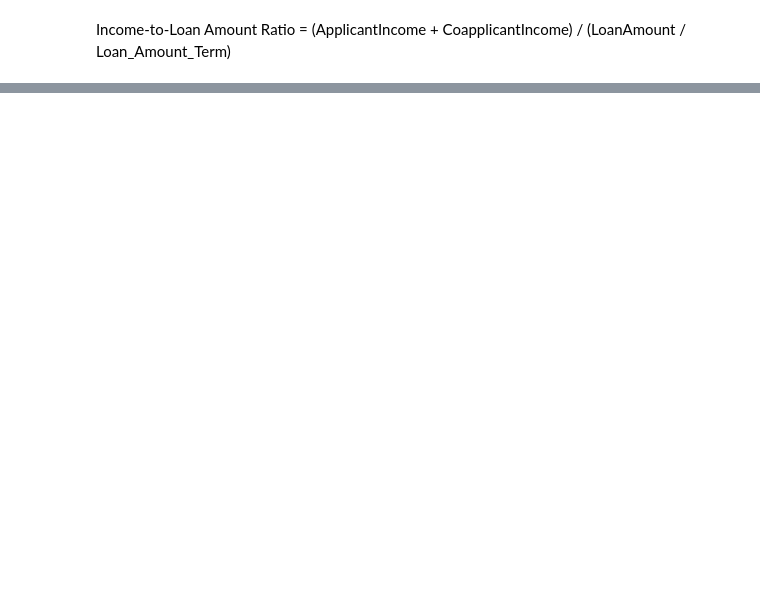
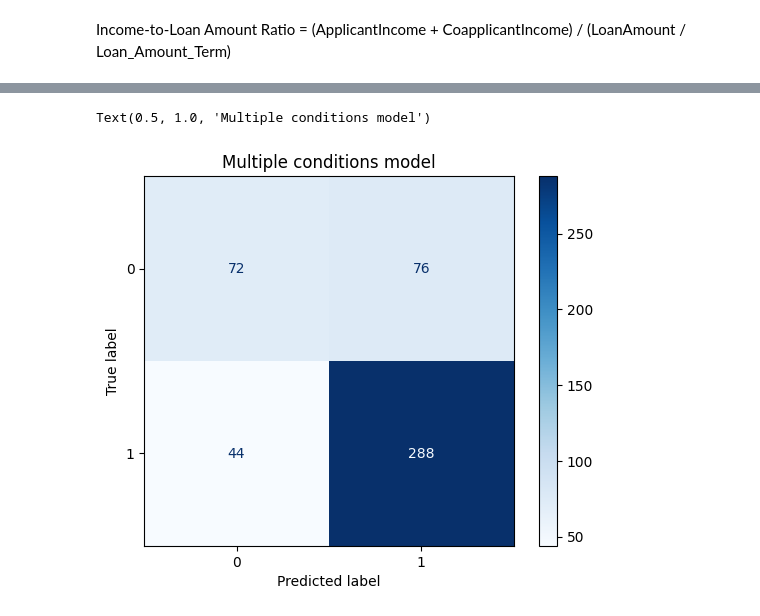
Before and after one commit to BecayeSoft/Loan-Eligibility-Assessment, a Jupyter notebook: notebooks/if_else_model.ipynb, the cells around one changed output, grey strips where cells are left out. Saved outputs shown, nothing was run; the diff lists cells and outputs as text; code cells hidden in the pictures; blank space fills up the shorter version.

```diff
--- a/notebooks/if_else_model.ipynb
+++ b/notebooks/if_else_model.ipynb
@@ -76,0 +168,9 @@ ConfusionMatrixDisplay.from_predictions(
+# %%
+y_true = train_df.Loan_Status.values
+y_pred = train_df.Predicted_Status.values
+
+accuracy = accuracy_score(y_true, y_pred)
+recall = recall_score(y_true, y_pred)
+precision = precision_score(y_true, y_pred)
+
+print(classification_report(y_true, y_pred))
@@ -76,0 +186,8 @@ ConfusionMatrixDisplay.from_predictions(
+# %%
+ConfusionMatrixDisplay.from_predictions(
+    y_true, y_pred, cmap='Blues',
+)
+plt.title("Multiple conditions model")
+# %% [output]
+Text(0.5, 1.0, 'Multiple conditions model')
+[figure, added]
```
Also changed, not shown: parts of 16 cells of this notebook, 9 other files.
